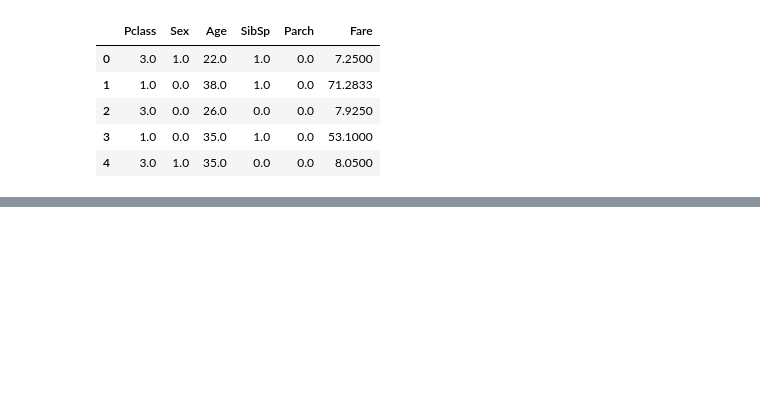
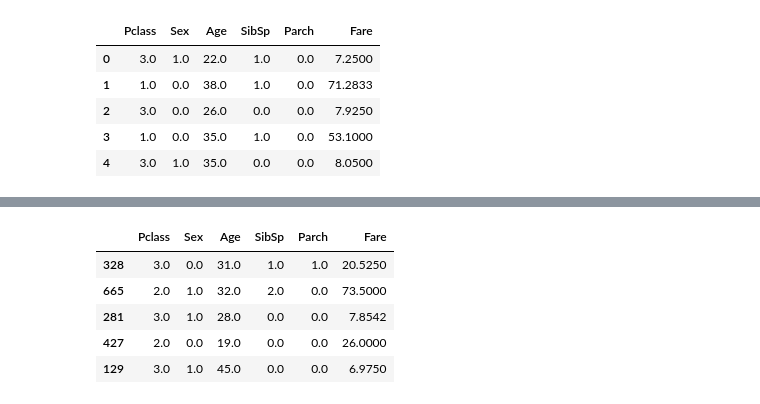
Before and after one commit to Geutodun/ppp, a Jupyter notebook: day4/ex01.ipynb, the cells around one changed output, grey strips where cells are left out. Drawn from its saved outputs; the diff is of its cells as text; code cells hidden in the pictures; blank space fills up the shorter version.

```diff
--- a/day4/ex01.ipynb
+++ b/day4/ex01.ipynb
@@ -424,3 +424,9 @@ train_pre.head()
 | 2 | 3.0 | 0.0 | 26.0 | 0.0 | 0.0 | 7.9250 |
 | 3 | 1.0 | 0.0 | 35.0 | 1.0 | 0.0 | 53.1000 |
 | 4 | 3.0 | 1.0 | 35.0 | 0.0 | 0.0 | 8.0500 |
+# %%
+from sklearn.model_selection import train_test_split
+X_train, X_test, y_train, y_test = train_test_split(train_pre,
+                                                    raw_data[['Survived']],
+                                                    test_size=0.1,
+                                                    random_state=13)
@@ -426,0 +487,9 @@ train_pre.head()
+# %%
+X_train.head()
+# %% [output]
+|  | Pclass | Sex | Age | SibSp | Parch | Fare |
+| 328 | 3.0 | 0.0 | 31.0 | 1.0 | 1.0 | 20.5250 |
+| 665 | 2.0 | 1.0 | 32.0 | 2.0 | 0.0 | 73.5000 |
+| 281 | 3.0 | 1.0 | 28.0 | 0.0 | 0.0 | 7.8542 |
+| 427 | 2.0 | 0.0 | 19.0 | 0.0 | 0.0 | 26.0000 |
+| 129 | 3.0 | 1.0 | 45.0 | 0.0 | 0.0 | 6.9750 |
```
Also changed, not shown: parts of 15 cells of this notebook, 2 other files.
